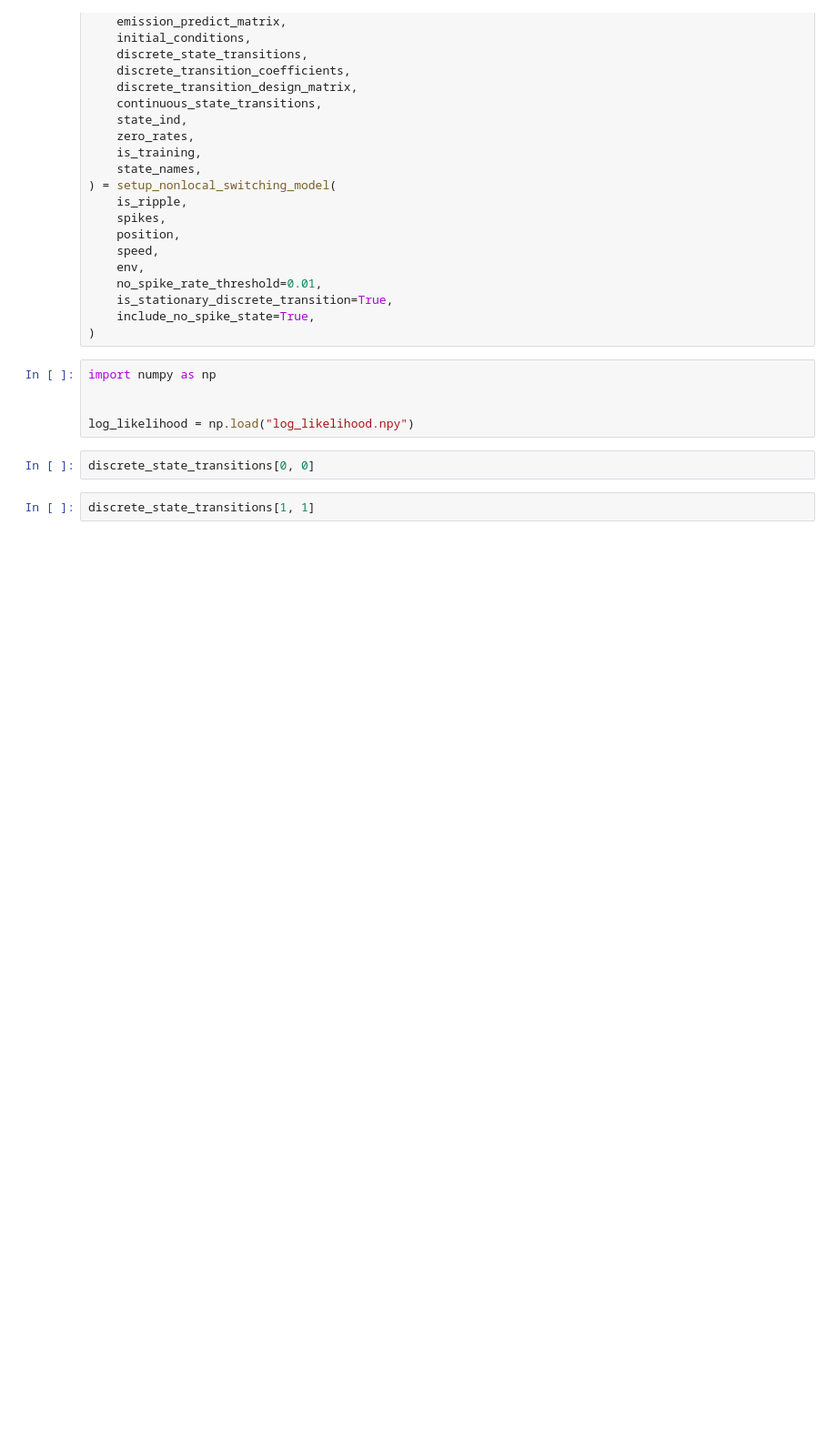
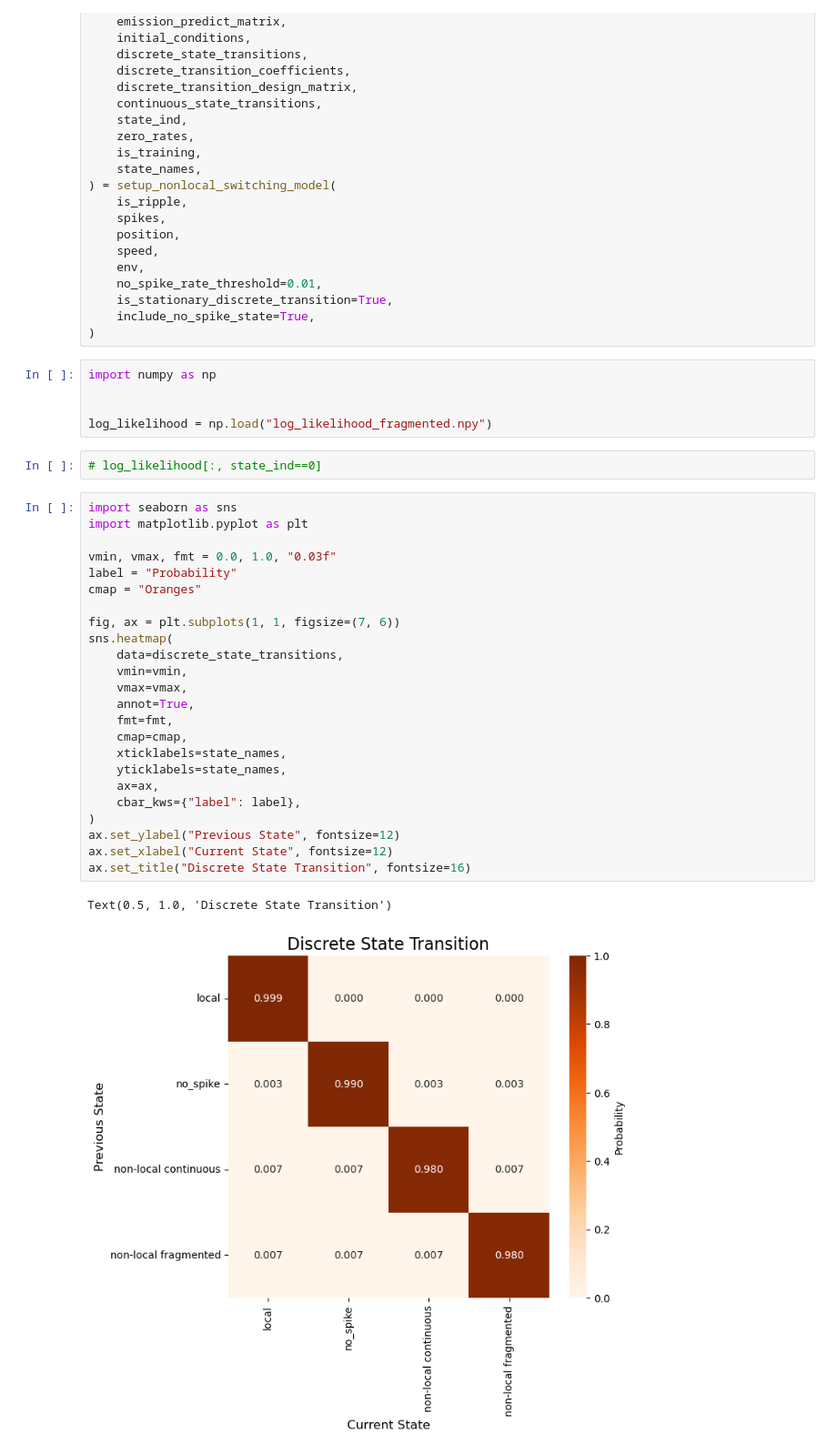
Before and after one commit to edeno/test_hmm, a Jupyter notebook: notebooks/test_stationary3.ipynb, the cells around one changed output. Shown at 91% size. Cells and saved outputs as stored; diff of their text form; blank space fills up the shorter version.

Commit message:
Update notebook with fragmented

```diff
--- a/notebooks/test_stationary3.ipynb
+++ b/notebooks/test_stationary3.ipynb
@@ -33,10 +35,35 @@ from src.test_non_local_switching_non_stationary_model import (
 import numpy as np
 
 
-log_likelihood = np.load("log_likelihood.npy")
+log_likelihood = np.load("log_likelihood_fragmented.npy")
-# %%
-discrete_state_transitions[0, 0]
-# %%
-discrete_state_transitions[1, 1]
+# %%
+# log_likelihood[:, state_ind==0]
+# %%
+import seaborn as sns
+import matplotlib.pyplot as plt
+
+vmin, vmax, fmt = 0.0, 1.0, "0.03f"
+label = "Probability"
+cmap = "Oranges"
+
+fig, ax = plt.subplots(1, 1, figsize=(7, 6))
+sns.heatmap(
+    data=discrete_state_transitions,
+    vmin=vmin,
+    vmax=vmax,
+    annot=True,
+    fmt=fmt,
+    cmap=cmap,
+    xticklabels=state_names,
+    yticklabels=state_names,
+    ax=ax,
+    cbar_kws={"label": label},
+)
+ax.set_ylabel("Previous State", fontsize=12)
+ax.set_xlabel("Current State", fontsize=12)
+ax.set_title("Discrete State Transition", fontsize=16)
+# %% [output]
+Text(0.5, 1.0, 'Discrete State Transition')
+[figure, added]
 # %%
 discrete_state_transitions.sum(axis=1)
```
Also changed, not shown: parts of 18 cells of this notebook.
